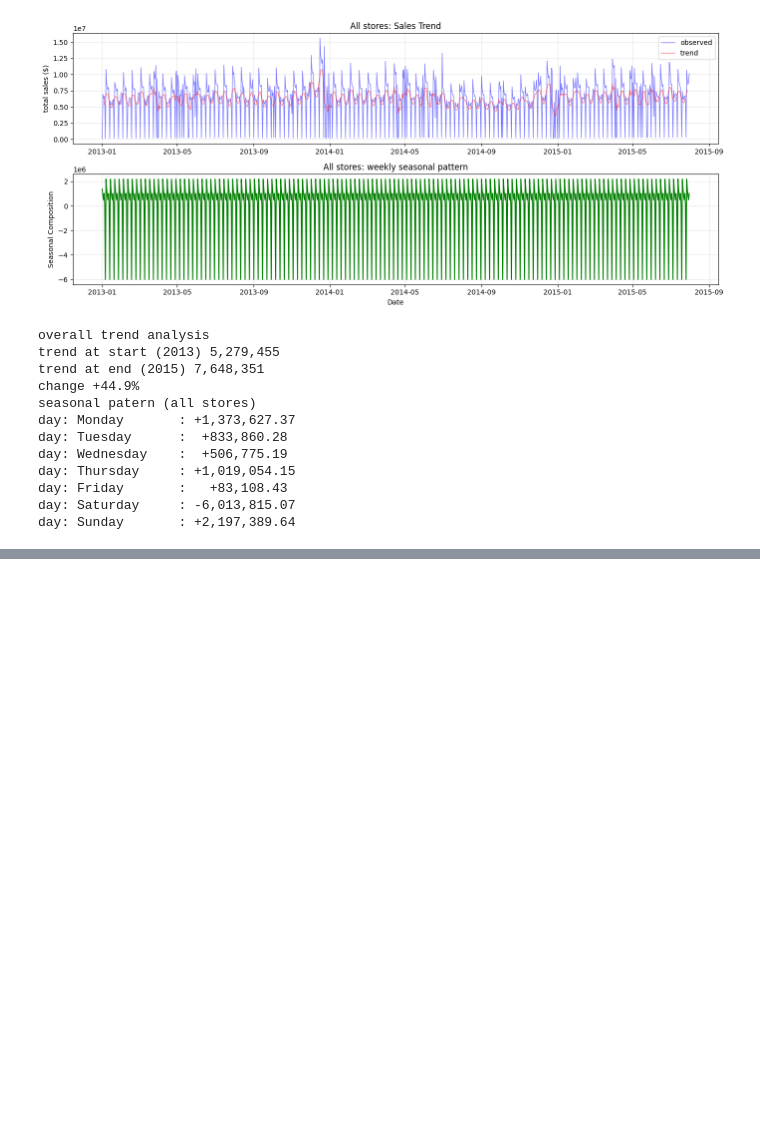
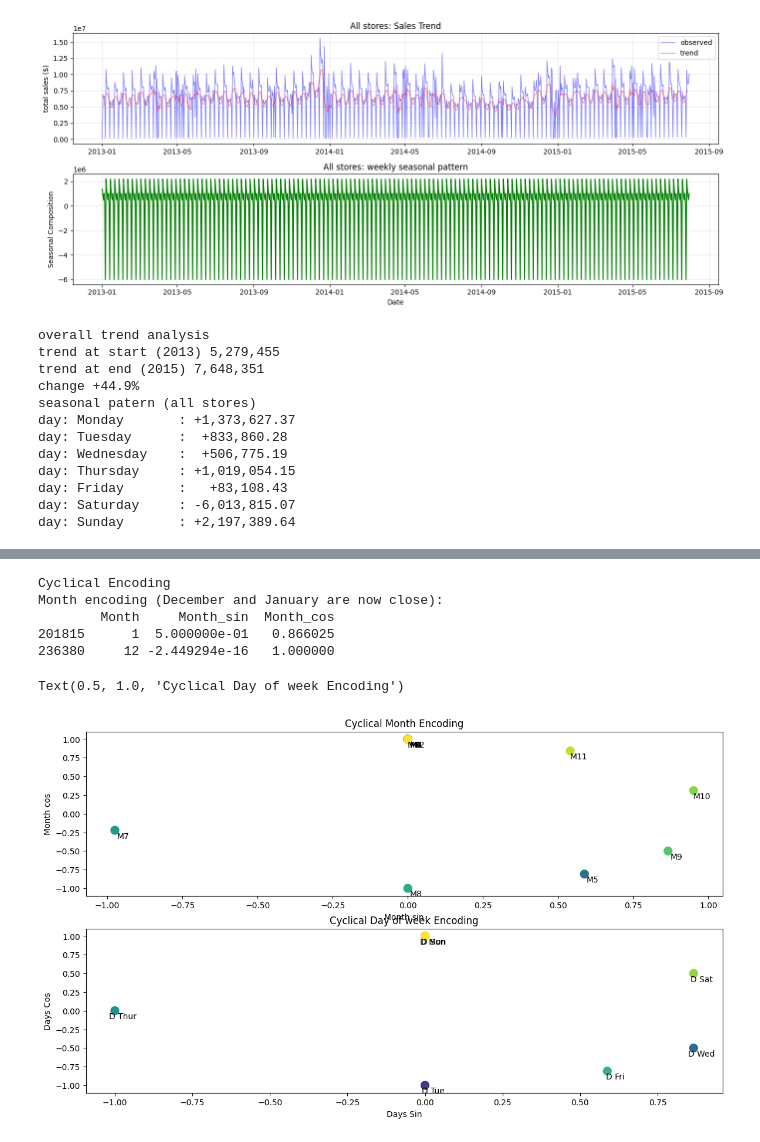
Before and after one commit to Dereger325/sales-forecasting, a Jupyter notebook: sales_forecasting.ipynb, the cells around one changed output, grey strips where cells are left out. Cells and saved outputs as stored; diff of their text form; code cells hidden in the pictures; blank space fills up the shorter version.

```diff
--- a/sales_forecasting.ipynb
+++ b/sales_forecasting.ipynb
@@ -466,0 +550,47 @@ day: Sunday       : +2,197,389.64
+# %%
+# Problem: Month 1 and Month 12 are adjacent but model sees them as far apart (1 vs 12)
+# Solution: Encode as sin/cos (cyclical)
+
+train_full['Month_sin'] = np.sin(2 * np.pi * train_full['Month'] / 12)
+train_full['Month_cos'] = np.cos(2 * np.pi * train_full['Month'] / 12)
+
+train_full['DayOfWeek_sin'] = np.sin(2 * np.pi * train_full['DayOfWeek'] / 7)
+train_full['DayOfWeek_cos'] = np.cos(2 * np.pi * train_full['DayOfWeek'] / 7)
+
+print('Cyclical Encoding')
+print("Month encoding (December and January are now close):")
+print(train_full[train_full['Month'].isin([1,12])][['Month','Month_sin','Month_cos']].drop_duplicates().sort_values('Month'))
+# %% [output]
+Cyclical Encoding
+Month encoding (December and January are now close):
+        Month     Month_sin  Month_cos
+201815      1  5.000000e-01   0.866025
+236380     12 -2.449294e-16   1.000000
+# %%
+fig,ax = plt.subplots(2,1,figsize = (14,8))
+
+months = np.arange(1,13)
+months_sin = np.sin(2 * np.pi / months * 12)
+months_cos = np.cos(2 * np.pi / months * 12)
+
+ax[0].scatter(months_sin,months_cos,c = months,cmap = 'viridis',s = 100)
+for i,month in enumerate(months):
+    ax[0].annotate(f'M{month}',(months_sin[i],months_cos[i]),ha = 'center',fontsize = 10,xytext = (10,-10),textcoords = 'offset points')
+ax[0].set_xlabel('Month sin')
+ax[0].set_ylabel('Month cos')
+ax[0].set_title('Cyclical Month Encoding')
+
+days = np.arange(1,8)
+days_sin = np.sin(2 * np.pi / days * 7)
+days_cos = np.cos(2 * np.pi / days * 7)
+
+ax[1].scatter(days_sin,days_cos,c = days,cmap = 'viridis',s = 100)
+days_names = ['Mon', 'Tue', 'Wed', 'Thur', 'Fri', 'Sat', 'Sun']
+for i,day in enumerate(days_names):
+    ax[1].annotate(f'D {day}',(days_sin[i],days_cos[i]),ha = 'center',xytext = (10,-10),textcoords = 'offset points')
+ax[1].set_xlabel('Days Sin')
+ax[1].set_ylabel('Days Cos')
+ax[1].set_title('Cyclical Day of week Encoding')
+# %% [output]
+Text(0.5, 1.0, 'Cyclical Day of week Encoding')
+[figure, added]
```
Also changed, not shown: parts of 10 cells of this notebook.
